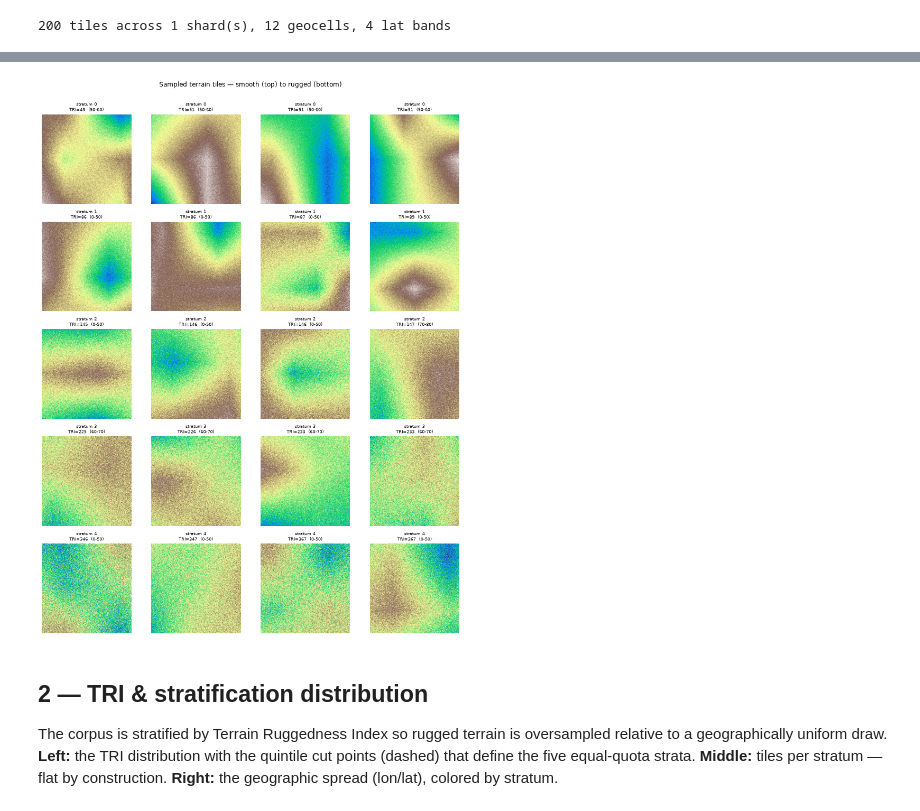
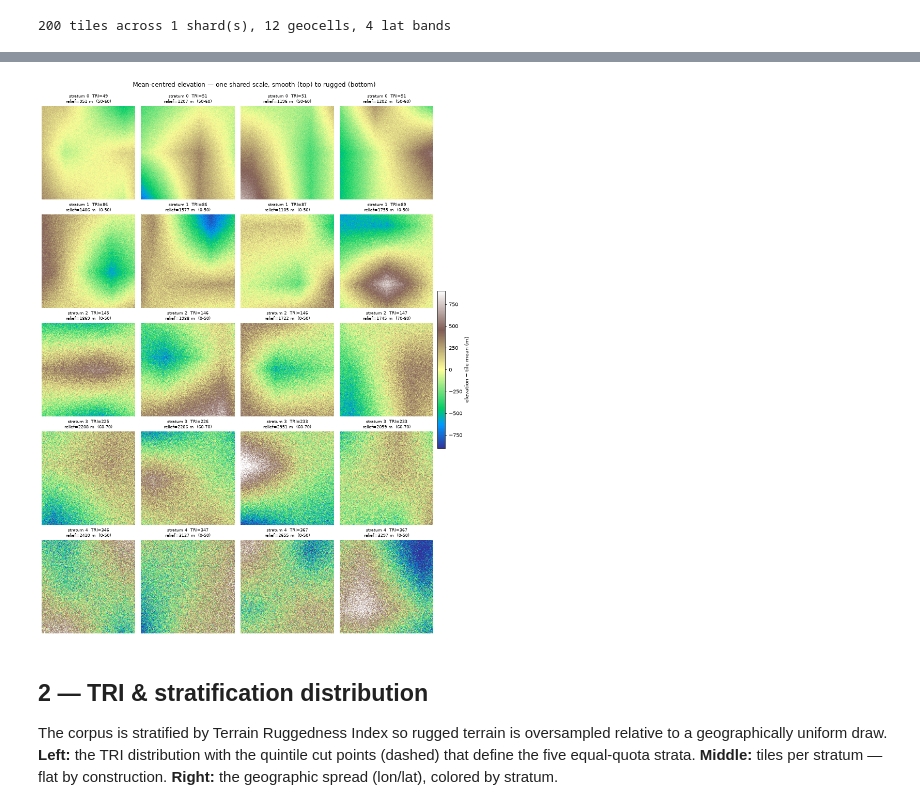
Before and after one commit to JStoschek/DEMAE, a Jupyter notebook: notebooks/visualize_corpus.ipynb, the cells around one changed output, grey strips where cells are left out. Saved outputs shown, nothing was run; the diff lists cells and outputs as text; code cells hidden in the pictures.

```diff
--- a/notebooks/visualize_corpus.ipynb
+++ b/notebooks/visualize_corpus.ipynb
@@ -32,7 +32,8 @@ from dataset.normalize import land_mask
 from dataset import stratify, config
 
 # Point this at data/corpus to view a real live-bucket build instead.
-CORPUS_DIR = Path("data/sample")
+CORPUS_DIR = Path("data/corpus")
+# CORPUS_DIR = Path("data/sample")
 
 if not (CORPUS_DIR / "manifest.parquet").exists():
     print(f"No corpus at {CORPUS_DIR} — building the synthetic sample (zero network)...")
@@ -89,31 +100,52 @@ colored by absolute elevation. Rows go smooth → rugged top to bottom.
 # %%
 strata = sorted(set(int(s) for s in cols["stratum"]))
 per_stratum = 4
-fig, axes = plt.subplots(len(strata), per_stratum,
-                         figsize=(3 * per_stratum, 3 * len(strata)))
-axes = np.atleast_2d(axes)
-rng = np.random.default_rng(0)
 
-for r, s in enumerate(strata):
+# First pass: pick the median-TRI tiles per stratum and mean-centre each (subtract
+# the tile's own land mean). Centring removes absolute altitude so every tile can
+# share ONE colour scale — the whole point: on a universal scale a flat tile stays
+# near its (zero) mean and a rugged tile swings across the full range, so ruggedness
+# is visible instead of hidden by imshow's per-panel autoscaling.
+picks_by_stratum = []
+centered = {}
+relief = {}
+for s in strata:
     idx = np.where(cols["stratum"] == s)[0]
     order = idx[np.argsort(cols["tri"][idx])]
     mid = len(order) // 2
     picks = order[max(0, mid - per_stratum // 2): mid - per_stratum // 2 + per_stratum]
+    picks_by_stratum.append((s, picks))
+    for i in picks:
+        tile = read_tile(i).astype(np.float32)
+        land = land_mask(tile)
+        centered[i] = np.where(land, tile - tile[land].mean(), np.nan)
+        relief[i] = float(tile[land].max() - tile[land].min()) if land.any() else 0.0
+
+# One universal, symmetric scale for every tile: +/- a robust percentile of the
+# pooled deviations, so flat strata read muted and rugged strata saturate.
+pooled = np.concatenate([d[np.isfinite(d)].ravel() for d in centered.values()])
+vlim = float(np.percentile(np.abs(pooled), 99))
+
+fig, axes = plt.subplots(len(strata), per_stratum,
+                         figsize=(3 * per_stratum, 3 * len(strata)),
+                         constrained_layout=True)
+axes = np.atleast_2d(axes)
+im = None
+for r, (s, picks) in enumerate(picks_by_stratum):
     for cax, i in zip(axes[r], picks):
-        tile = read_tile(i).astype(np.float32)
-        shown = np.where(land_mask(tile), tile, np.nan)
-        cax.imshow(shown, cmap="terrain")
-        cax.set_title(f"stratum {s}\nTRI={cols['tri'][i]:.0f}  ({cols['lat_band'][i]})",
-                      fontsize=8)
+        im = cax.imshow(centered[i], cmap="terrain", vmin=-vlim, vmax=vlim)
+        cax.set_title(f"stratum {s}  TRI={cols['tri'][i]:.0f}\n"
+                      f"relief={relief[i]:.0f} m  ({cols['lat_band'][i]})", fontsize=8)
         cax.axis("off")
     for cax in axes[r][len(picks):]:
         cax.axis("off")
 
-fig.suptitle("Sampled terrain tiles — smooth (top) to rugged (bottom)", y=1.005)
-fig.tight_layout()
+fig.suptitle("Mean-centred elevation — one shared scale, smooth (top) to rugged (bottom)",
+             y=1.02)
+fig.colorbar(im, ax=axes, fraction=0.02, pad=0.01, label="elevation − tile mean (m)")
 plt.show()
 # %% [output]
-[figure, old version]
+[figure, new version]
 # %% [markdown]
 ## 2 — TRI & stratification distribution
 
```
Also changed, not shown: parts of 1 cell of this notebook.
